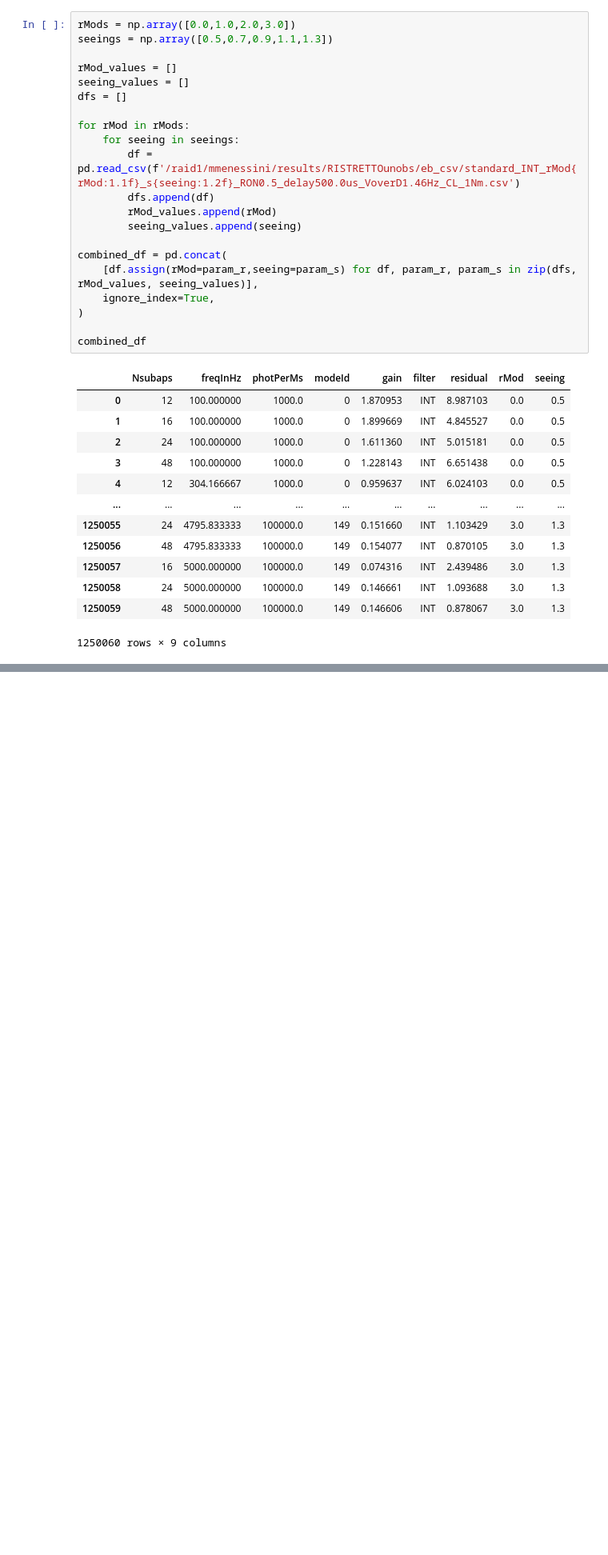
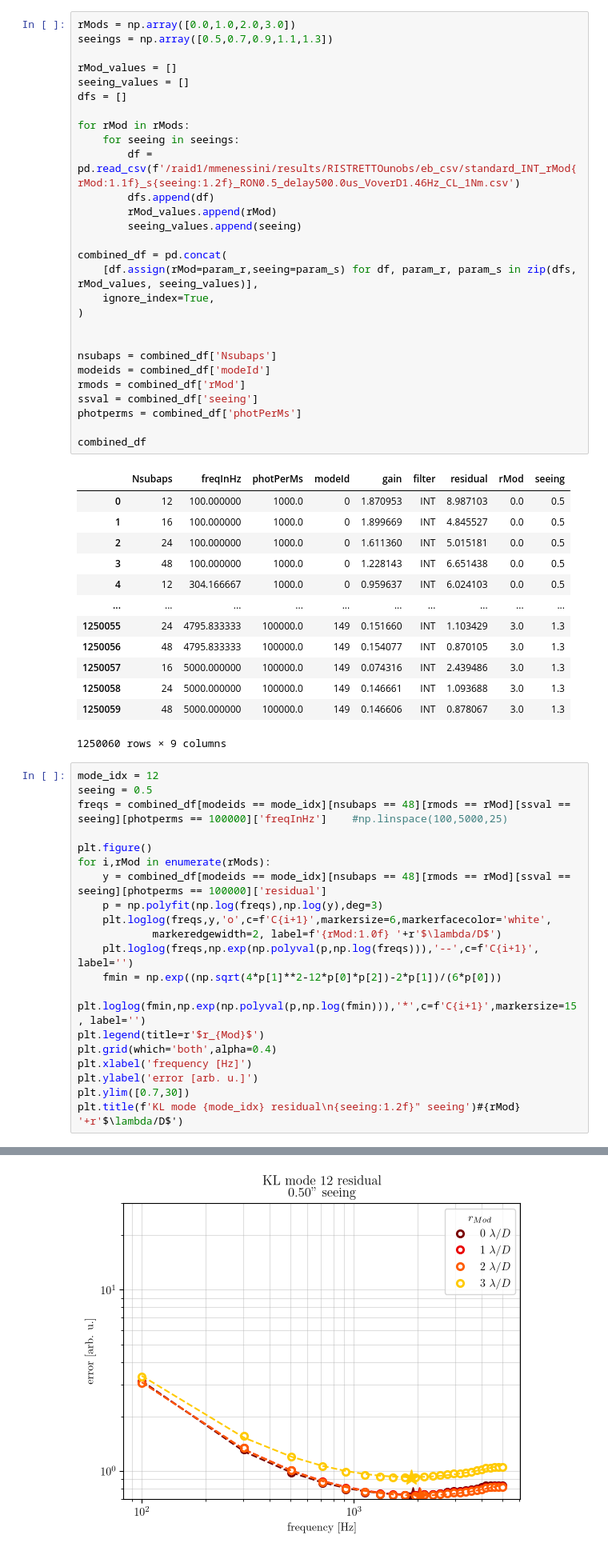
Before and after one commit to Menessao/SPECULA, a Jupyter notebook: config/RISTRETTO/plotErrorBudget.ipynb, the cells around one changed output, grey strips where cells are left out. Shown at 80% size. Saved outputs shown, nothing was run; the diff lists cells and outputs as text; blank space fills up the shorter version.

```diff
--- a/config/RISTRETTO/plotErrorBudget.ipynb
+++ b/config/RISTRETTO/plotErrorBudget.ipynb
@@ -36,6 +36,13 @@ combined_df = pd.concat(
     ignore_index=True,
 )
 
+
+nsubaps = combined_df['Nsubaps']
+modeids = combined_df['modeId']
+rmods = combined_df['rMod']
+ssval = combined_df['seeing']
+photperms = combined_df['photPerMs']
+
 combined_df
 # %% [output]
 |  | Nsubaps | freqInHz | photPerMs | modeId | gain | filter | residual | rMod | seeing |
@@ -51,3 +58,24 @@ combined_df
 | 1250058 | 24 | 5000.000000 | 100000.0 | 149 | 0.146661 | INT | 1.093688 | 3.0 | 1.3 |
 | 1250059 | 48 | 5000.000000 | 100000.0 | 149 | 0.146606 | INT | 0.878067 | 3.0 | 1.3 |
 1250060 rows × 9 columns
+# %%
+mode_idx = 12
+seeing = 0.5
+freqs = combined_df[modeids == mode_idx][nsubaps == 48][rmods == rMod][ssval == seeing][photperms == 100000]['freqInHz']    #np.linspace(100,5000,25)
+
+plt.figure()
+for i,rMod in enumerate(rMods):
+    y = combined_df[modeids == mode_idx][nsubaps == 48][rmods == rMod][ssval == seeing][photperms == 100000]['residual']
+    p = np.polyfit(np.log(freqs),np.log(y),deg=3)
+    plt.loglog(freqs,y,'o',c=f'C{i+1}',markersize=6,markerfacecolor='white',
+            markeredgewidth=2, label=f'{rMod:1.0f} '+r'$\lambda/D$')
+    plt.loglog(freqs,np.exp(np.polyval(p,np.log(freqs))),'--',c=f'C{i+1}', label='')
+    fmin = np.exp((np.sqrt(4*p[1]**2-12*p[0]*p[2])-2*p[1])/(6*p[0]))
+    plt.loglog(fmin,np.exp(np.polyval(p,np.log(fmin))),'*',c=f'C{i+1}',markersize=15, label='')
+plt.legend(title=r'$r_{Mod}$')
+plt.grid(which='both',alpha=0.4)
+plt.xlabel('frequency [Hz]')
+plt.ylabel('error [arb. u.]')
+plt.ylim([0.7,30])
+plt.title(f'KL mode {mode_idx} residual\n{seeing:1.2f}" seeing')#{rMod} '+r'$\lambda/D$')
+# %% [output]
@@ -53,0 +83 @@ combined_df
+[figure, added]
```
Also changed, not shown: parts of 5 cells of this notebook, 9 other files.
